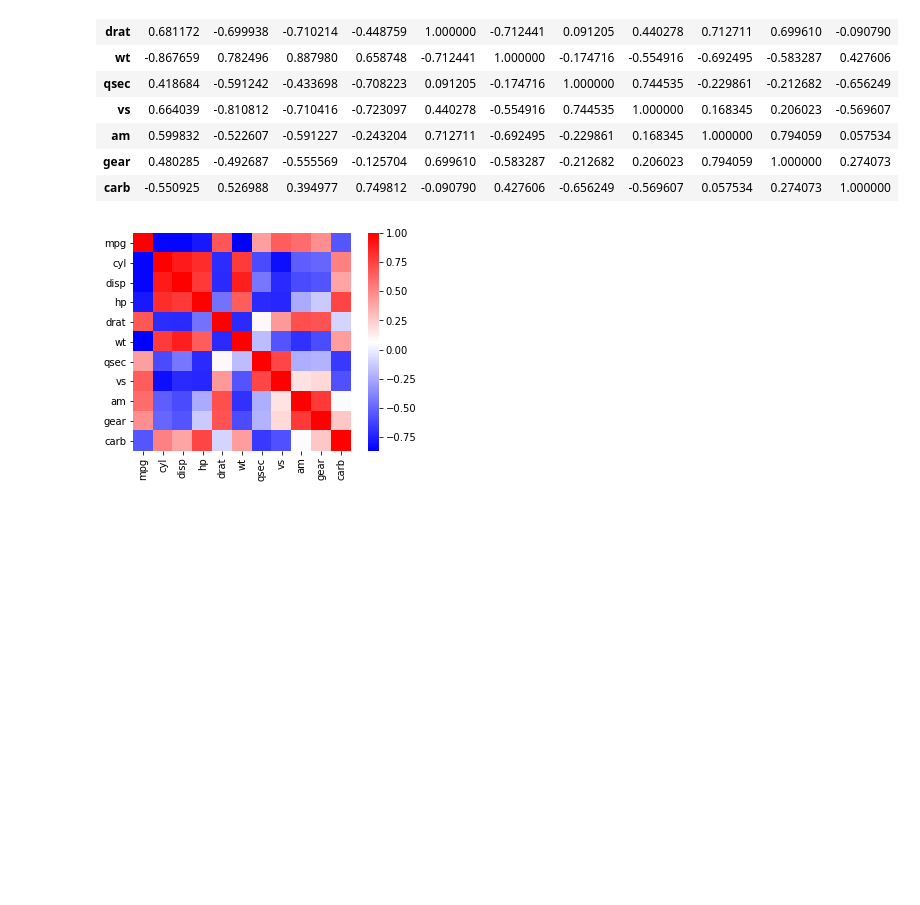
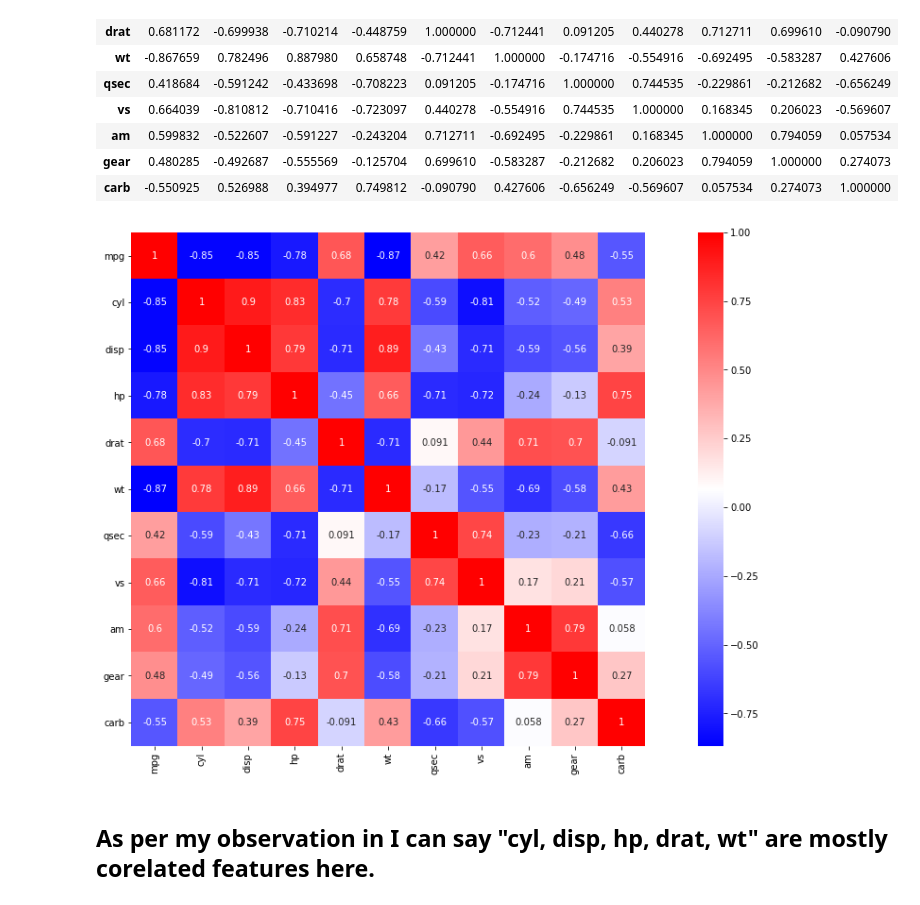
Before and after one commit to Uttamkumar1/Uttamkumar1, a Jupyter notebook: Automobile Data Exploration I.ipynb, the cells around one changed output. Saved outputs shown, nothing was run; the diff lists cells and outputs as text; code cells hidden in the pictures; blank space fills up the shorter version.

```diff
--- a/Automobile Data Exploration I.ipynb
+++ b/Automobile Data Exploration I.ipynb
@@ -61,10 +61,13 @@ Automobile.corr()
 # %%
 import matplotlib.pyplot as plt
 import seaborn as sns
+plt.figure(figsize=(20,10))
 correlations = Automobile.corr()
-sns.heatmap(data = correlations, square = True, cmap="bwr")
+sns.heatmap(data = correlations, square = True, cmap="bwr", annot= True)
 plt.yticks(rotation = 0)
 plt.xticks(rotation =90)
 plt.show()
 # %% [output]
-[figure, old version]
+[figure, new version]
+# %% [markdown]
+## As per my observation in I can say "cyl, disp, hp, drat, wt" are mostly corelated features here.
```
Also changed, not shown: parts of 27 cells of this notebook.
